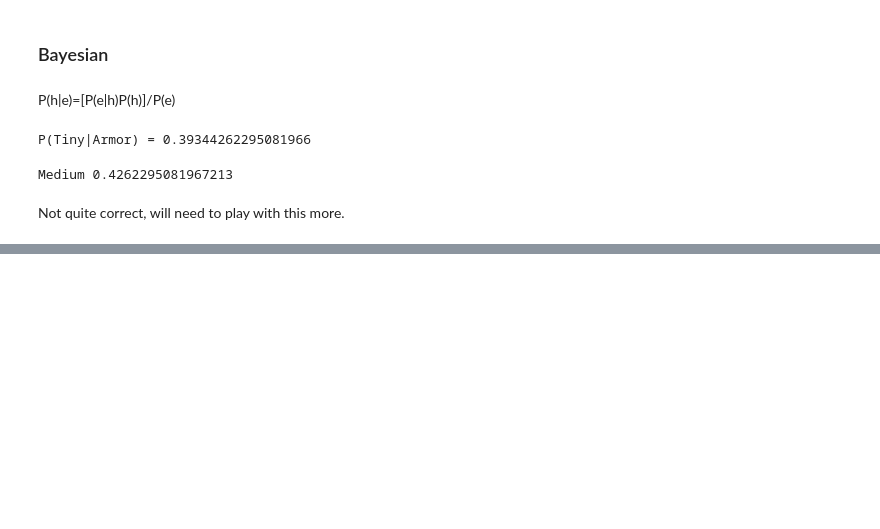
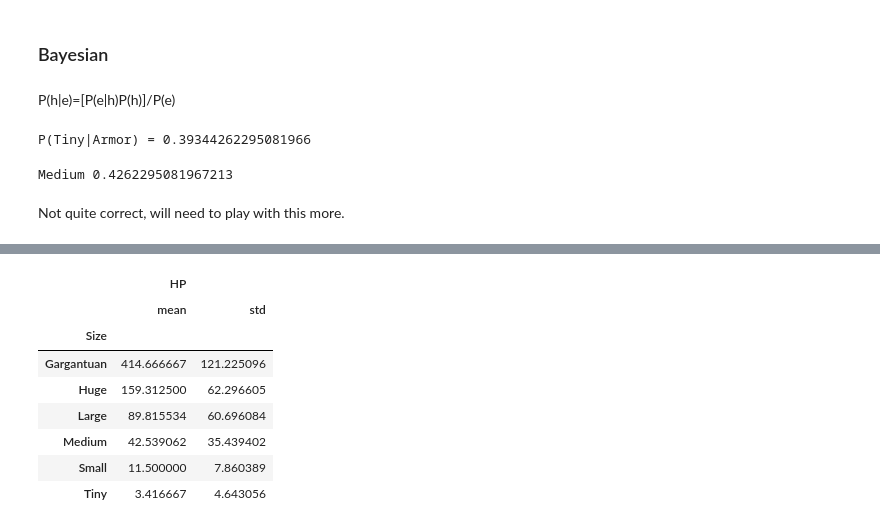
Before and after one commit to dmm4613/dnd-eda, a Jupyter notebook: dnd-eda.ipynb, the cells around one changed output, grey strips where cells are left out. Cells and saved outputs as stored; diff of their text form; code cells hidden in the pictures; blank space fills up the shorter version.

```diff
--- a/dnd-eda.ipynb
+++ b/dnd-eda.ipynb
@@ -499,0 +526,12 @@ Not quite correct, will need to play with this more.
+# %%
+dnd_look.groupby('Size').agg(['mean', 'std'])
+# %% [output]
+|  | HP |  |
+|  | mean | std |
+| Size |  |  |
+| Gargantuan | 414.666667 | 121.225096 |
+| Huge | 159.312500 | 62.296605 |
+| Large | 89.815534 | 60.696084 |
+| Medium | 42.539062 | 35.439402 |
+| Small | 11.500000 | 7.860389 |
+| Tiny | 3.416667 | 4.643056 |
```
Also changed, not shown: parts of 23 cells of this notebook.
